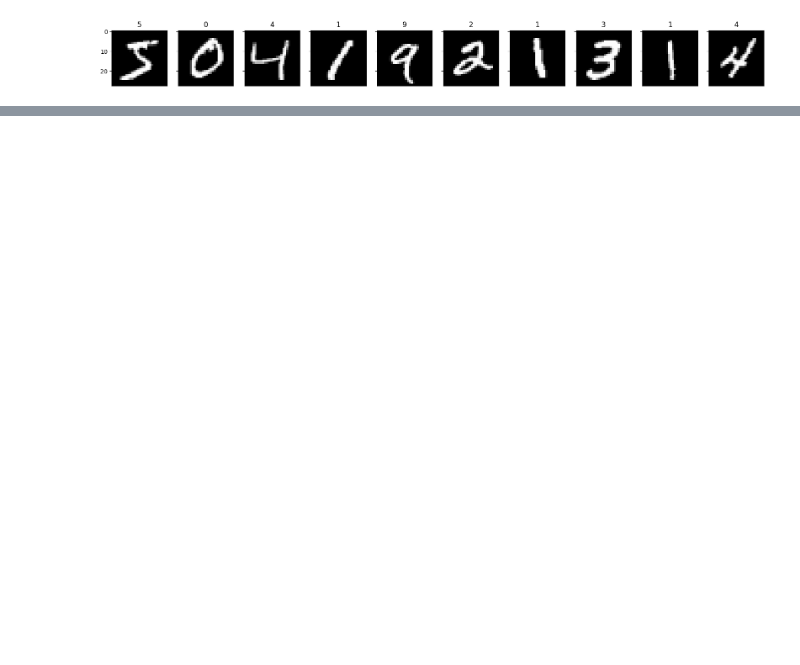
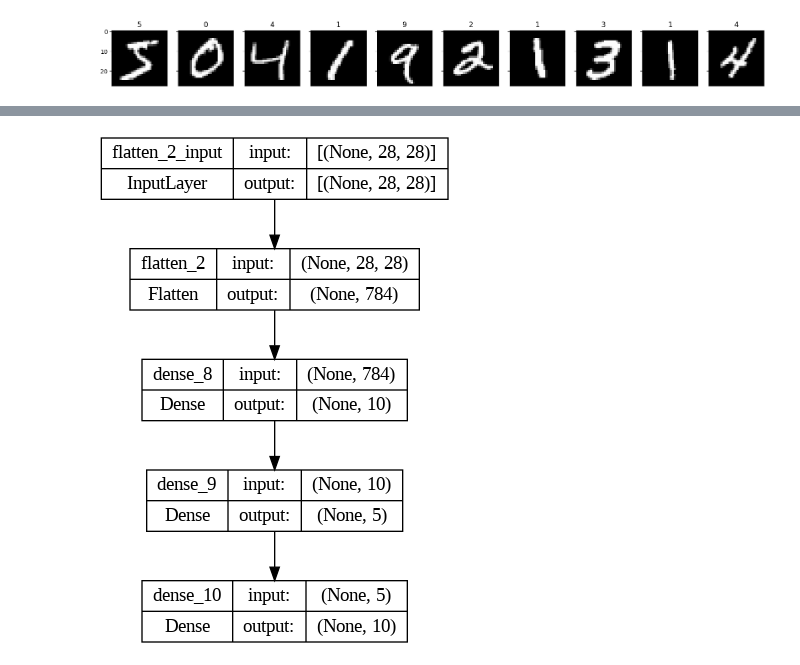
Before and after one commit to svineet239/laughing-memory, a Jupyter notebook: DeepLearning.ipynb, the cells around one changed output, grey strips where cells are left out. Saved outputs shown, nothing was run; the diff lists cells and outputs as text; code cells hidden in the pictures; blank space fills up the shorter version.

```diff
--- a/DeepLearning.ipynb
+++ b/DeepLearning.ipynb
@@ -97,3 +98,7 @@ Total params: 7965 (31.11 KB)
 Trainable params: 7965 (31.11 KB)
 Non-trainable params: 0 (0.00 Byte)
 _________________________________________________________________
+# %%
+utils.plot_model(model, show_shapes=True)
+# %% [output]
+[figure, added]
```
Also changed, not shown: parts of 8 cells of this notebook.
